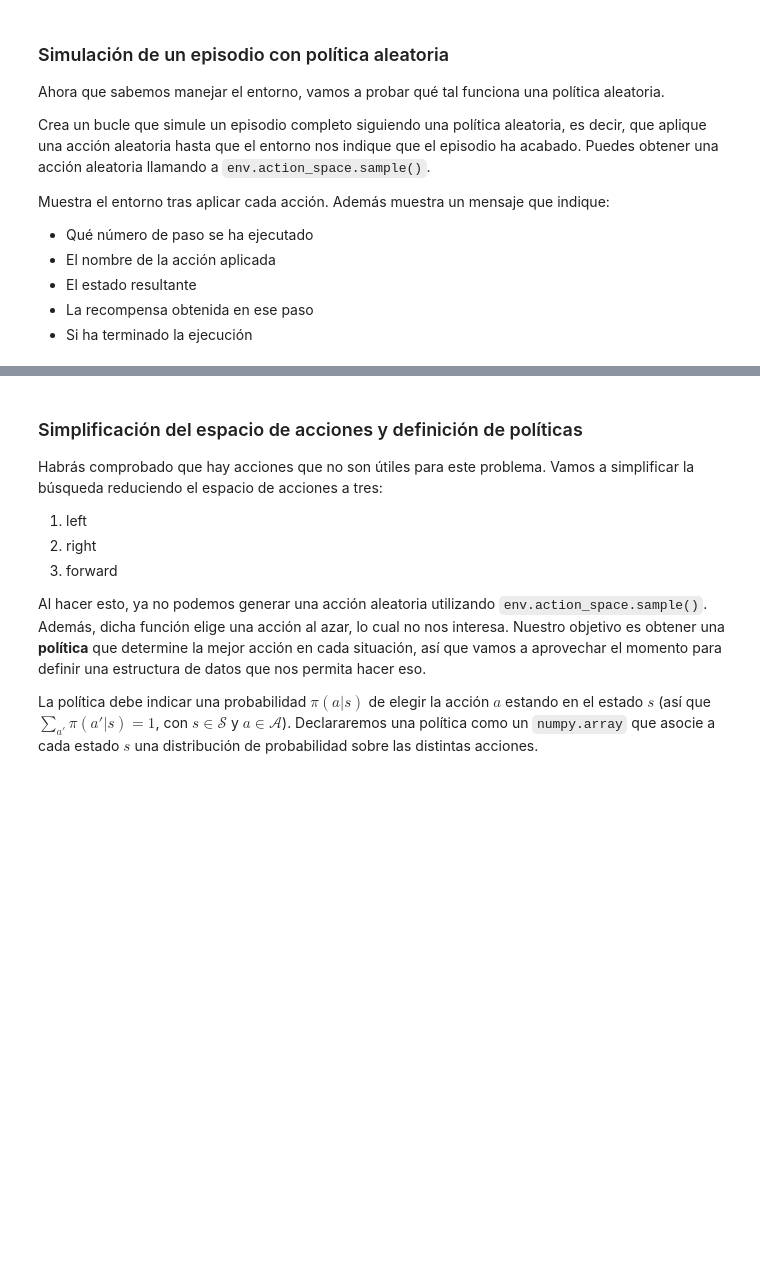
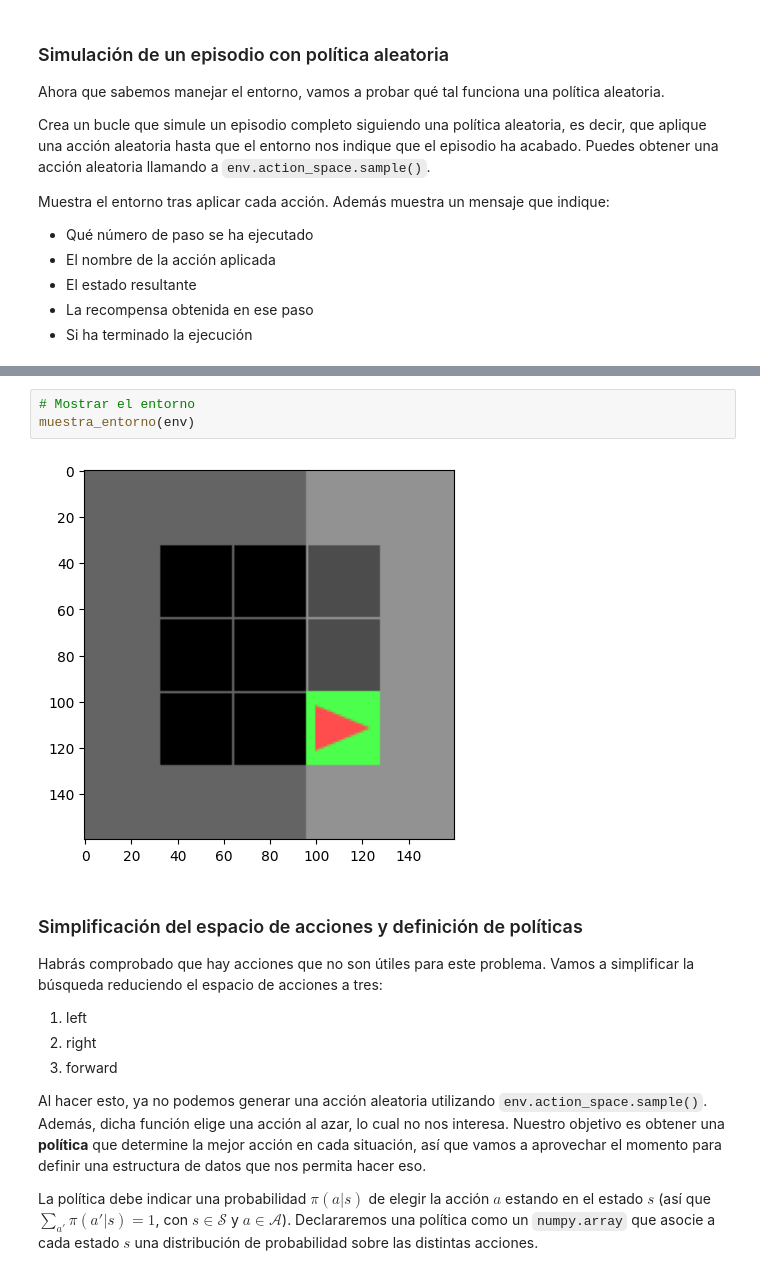
Before and after one commit to EmilioUcelayLojo/AA3, a Jupyter notebook: lab4/lab4.ipynb, the cells around one changed output, grey strips where cells are left out. Saved outputs shown, nothing was run; the diff lists cells and outputs as text; blank space fills up the shorter version.

```diff
--- a/lab4/lab4.ipynb
+++ b/lab4/lab4.ipynb
@@ -140,3 +187,8 @@ while not completado:
+# %%
+# Mostrar el entorno
+muestra_entorno(env)
+# %% [output]
+[figure, added]
 # %% [markdown]
 ### Simplificación del espacio de acciones y definición de políticas
 Habrás comprobado que hay acciones que no son útiles para este problema. Vamos a simplificar la búsqueda reduciendo el espacio de acciones a tres:
```
Also changed, not shown: parts of 6 cells of this notebook.
